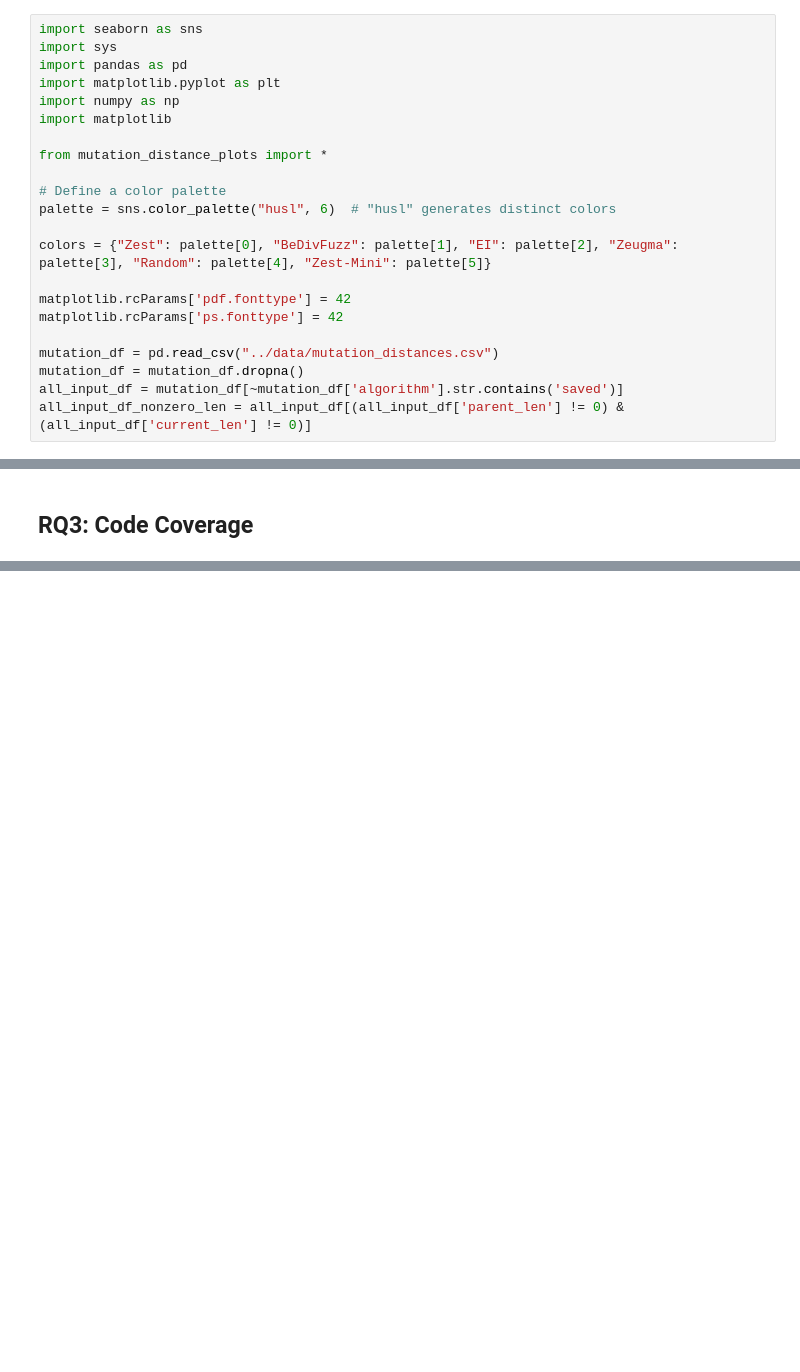
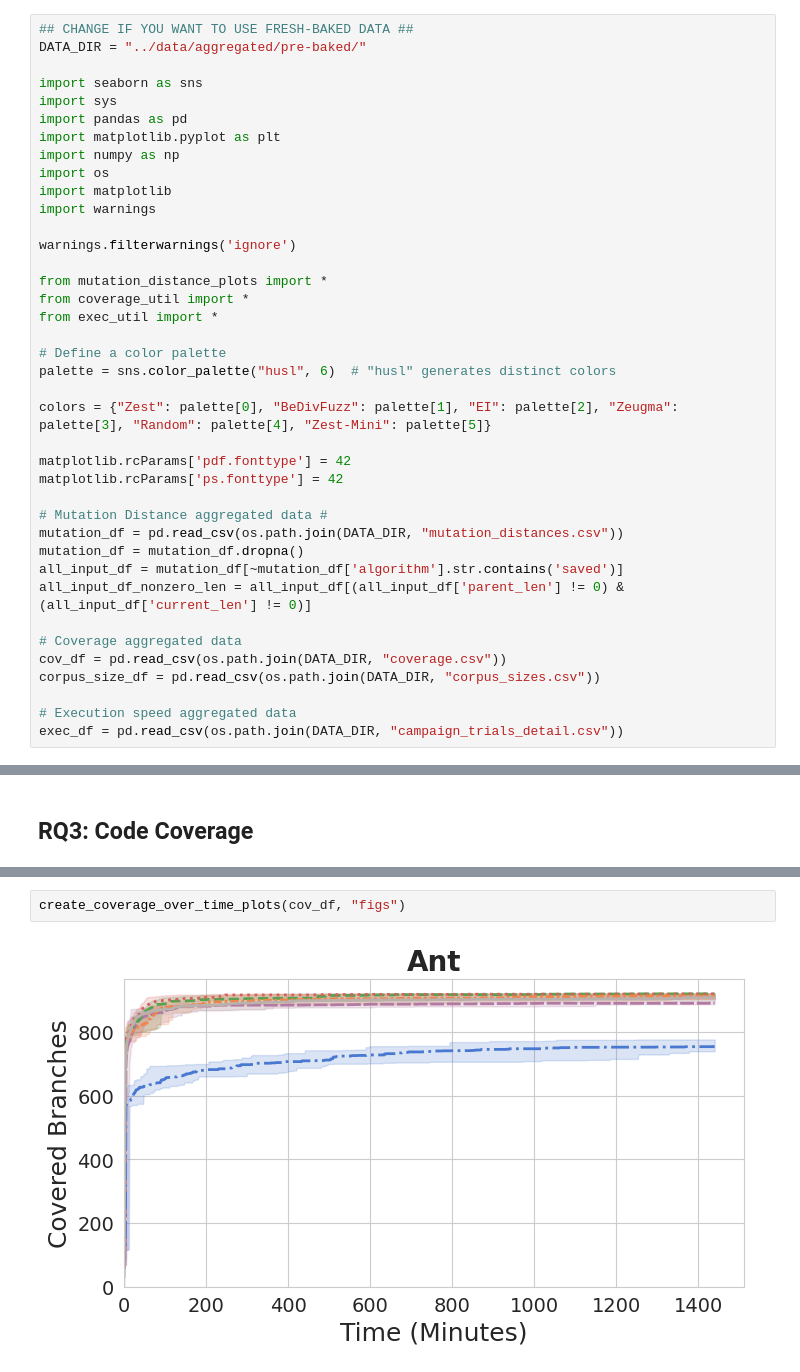
Before and after one commit to aoli-al/havoc-mutation-eval, a Jupyter notebook: notebooks/Final Results.ipynb, the cells around one changed output, grey strips where cells are left out. Saved outputs shown, nothing was run; the diff lists cells and outputs as text; blank space fills up the shorter version.

```diff
--- a/notebooks/Final Results.ipynb
+++ b/notebooks/Final Results.ipynb
@@ -5,14 +5,23 @@
 
 First, we'll need to import the proper libraries and load the aggregated data to generate the tables/figures. This will load all mutation distance data and filter the inputs to those with nonzero length. We will also load the coverage and execution speed data for the longer 24 hour experiments.
 # %%
+## CHANGE IF YOU WANT TO USE FRESH-BAKED DATA ##
+DATA_DIR = "../data/aggregated/pre-baked/"
+
 import seaborn as sns
 import sys
 import pandas as pd
 import matplotlib.pyplot as plt
 import numpy as np
+import os
 import matplotlib
+import warnings
+
+warnings.filterwarnings('ignore')
 
 from mutation_distance_plots import *
+from coverage_util import *
+from exec_util import *
 
 # Define a color palette
 palette = sns.color_palette("husl", 6)  # "husl" generates distinct colors
@@ -22,7 +31,15 @@ colors = {"Zest": palette[0], "BeDivFuzz": palette[1], "EI": palette[2], "Zeugma
 matplotlib.rcParams['pdf.fonttype'] = 42
 matplotlib.rcParams['ps.fonttype'] = 42
 
-mutation_df = pd.read_csv("../data/mutation_distances.csv")
+# Mutation Distance aggregated data #
+mutation_df = pd.read_csv(os.path.join(DATA_DIR, "mutation_distances.csv"))
 mutation_df = mutation_df.dropna()
 all_input_df = mutation_df[~mutation_df['algorithm'].str.contains('saved')]
 all_input_df_nonzero_len = all_input_df[(all_input_df['parent_len'] != 0) & (all_input_df['current_len'] != 0)]
+
+# Coverage aggregated data
+cov_df = pd.read_csv(os.path.join(DATA_DIR, "coverage.csv"))
+corpus_size_df = pd.read_csv(os.path.join(DATA_DIR, "corpus_sizes.csv"))
+
+# Execution speed aggregated data
+exec_df = pd.read_csv(os.path.join(DATA_DIR, "campaign_trials_detail.csv"))
@@ -67,0 +93,4 @@ plt.savefig("figs/mutation_validity.pdf", bbox_inches='tight')
+# %%
+create_coverage_over_time_plots(cov_df, "figs")
+# %% [output]
+[figure, added]
```
Also changed, not shown: parts of 19 cells of this notebook, 16 other files.
